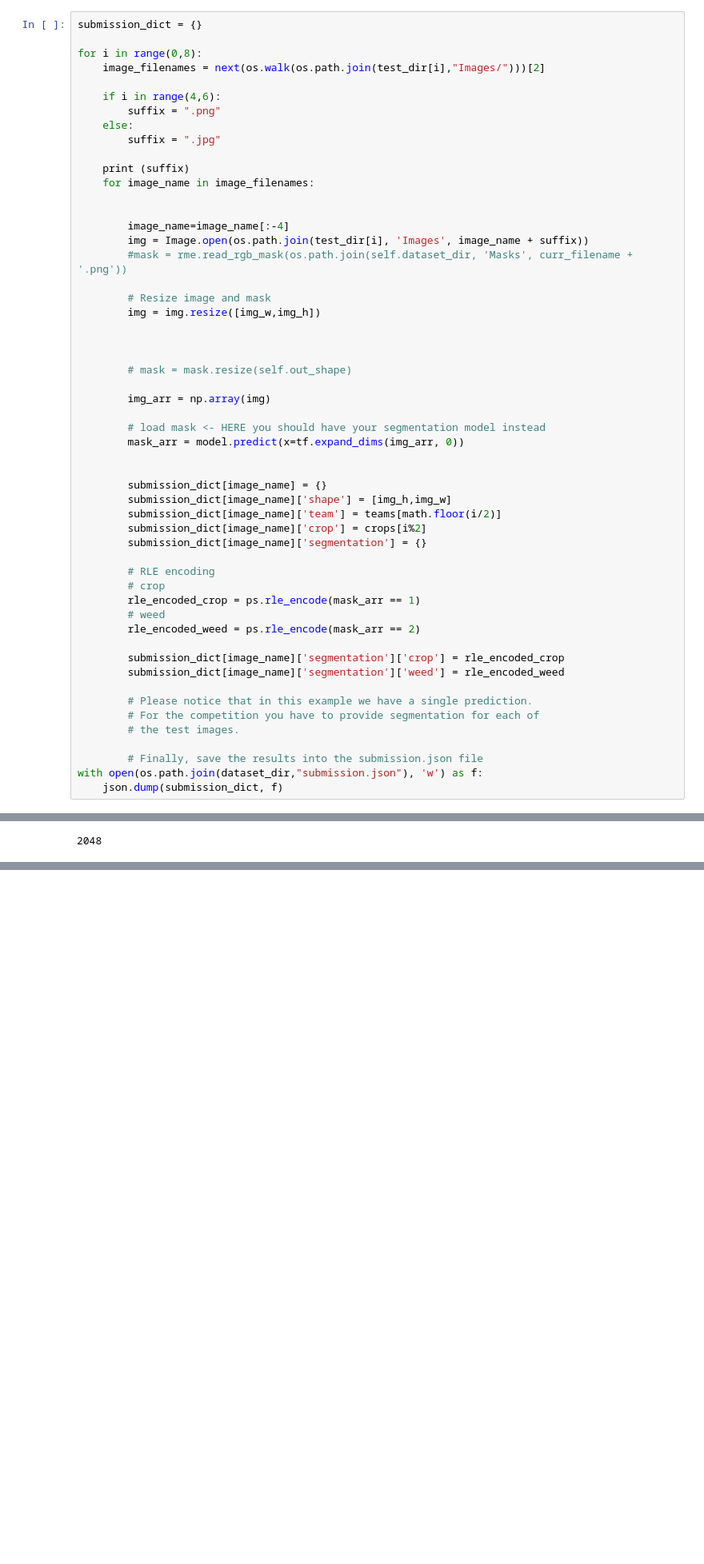
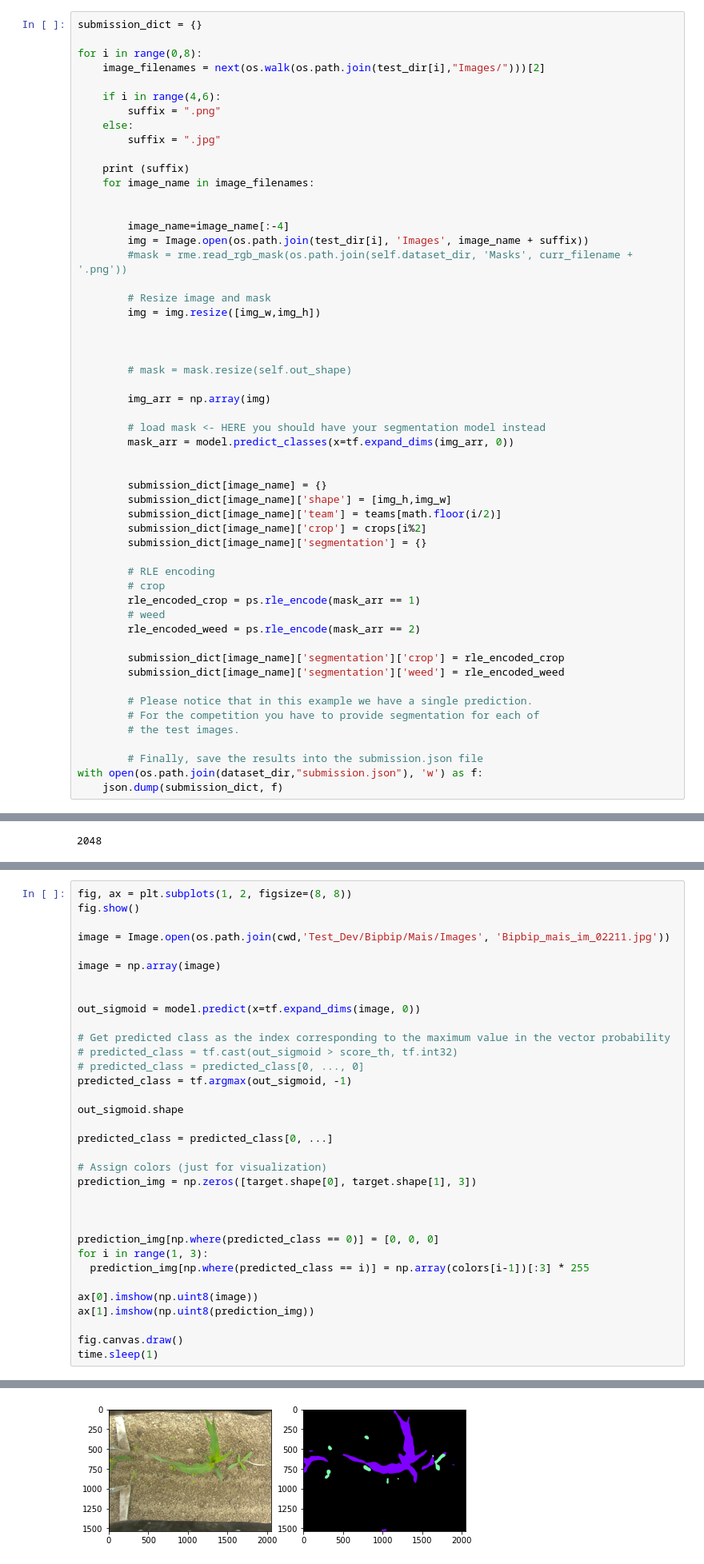
Before and after one commit to tizianofucci/A2NDLSegmentation, a Jupyter notebook: Notebook/Second_try.ipynb, the cells around one changed output, grey strips where cells are left out. Shown: that part at 80% size. Drawn from its saved outputs; the diff is of its cells as text; blank space fills up the shorter version.

```diff
--- a/Notebook/Second_try.ipynb
+++ b/Notebook/Second_try.ipynb
@@ -534,7 +551,7 @@ for i in range(0,8):
         img_arr = np.array(img)
 
         # load mask <- HERE you should have your segmentation model instead
-        mask_arr = model.predict(x=tf.expand_dims(img_arr, 0))
+        mask_arr = model.predict_classes(x=tf.expand_dims(img_arr, 0))
 
 
         submission_dict[image_name] = {}
@@ -598,0 +616,35 @@ img_w
+# %%
+fig, ax = plt.subplots(1, 2, figsize=(8, 8))
+fig.show()
+
+image = Image.open(os.path.join(cwd,'Test_Dev/Bipbip/Mais/Images', 'Bipbip_mais_im_02211.jpg'))
+
+image = np.array(image)
+
+
+out_sigmoid = model.predict(x=tf.expand_dims(image, 0))
+
+# Get predicted class as the index corresponding to the maximum value in the vector probability
+# predicted_class = tf.cast(out_sigmoid > score_th, tf.int32)
+# predicted_class = predicted_class[0, ..., 0]
+predicted_class = tf.argmax(out_sigmoid, -1)
+
+out_sigmoid.shape
+
+predicted_class = predicted_class[0, ...]
+
+# Assign colors (just for visualization)
+prediction_img = np.zeros([target.shape[0], target.shape[1], 3])
+
+
+
+prediction_img[np.where(predicted_class == 0)] = [0, 0, 0]
+for i in range(1, 3):
+  prediction_img[np.where(predicted_class == i)] = np.array(colors[i-1])[:3] * 255
+
+ax[0].imshow(np.uint8(image))
+ax[1].imshow(np.uint8(prediction_img))
+
+fig.canvas.draw()
+time.sleep(1)
+# %% [output]
@@ -598,0 +654 @@ img_w
+[figure, added]
```
Also changed, not shown: parts of 5 cells of this notebook.
